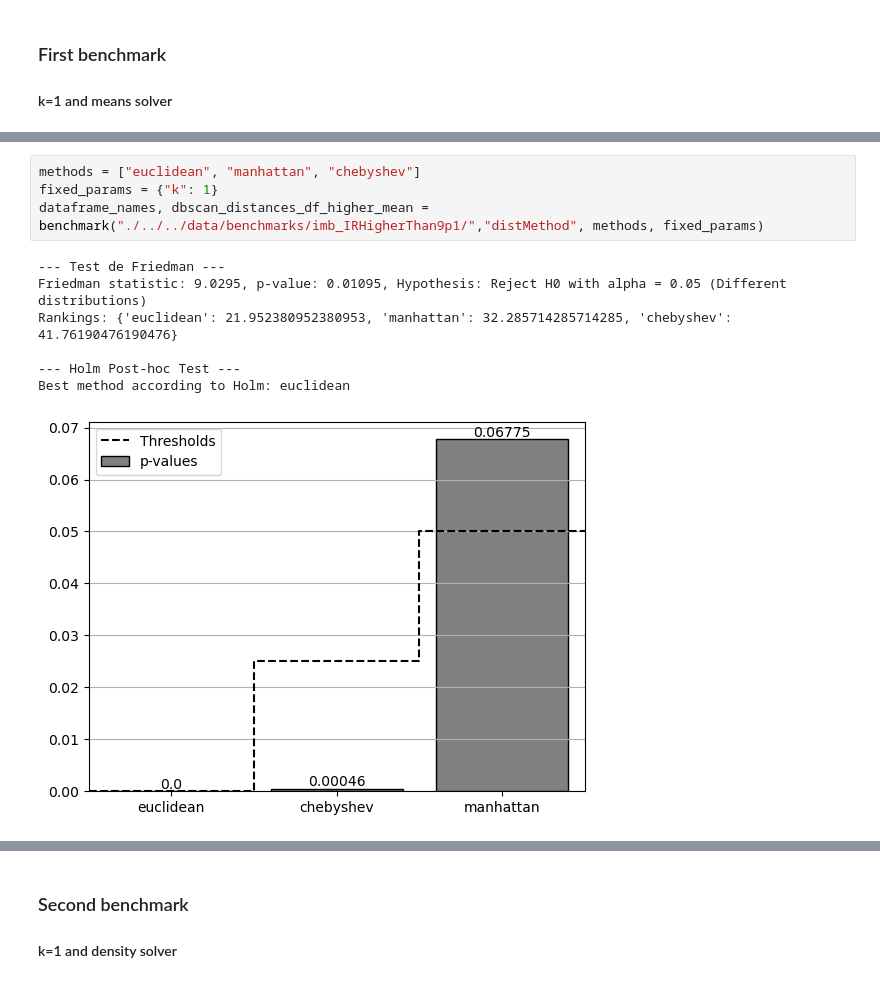
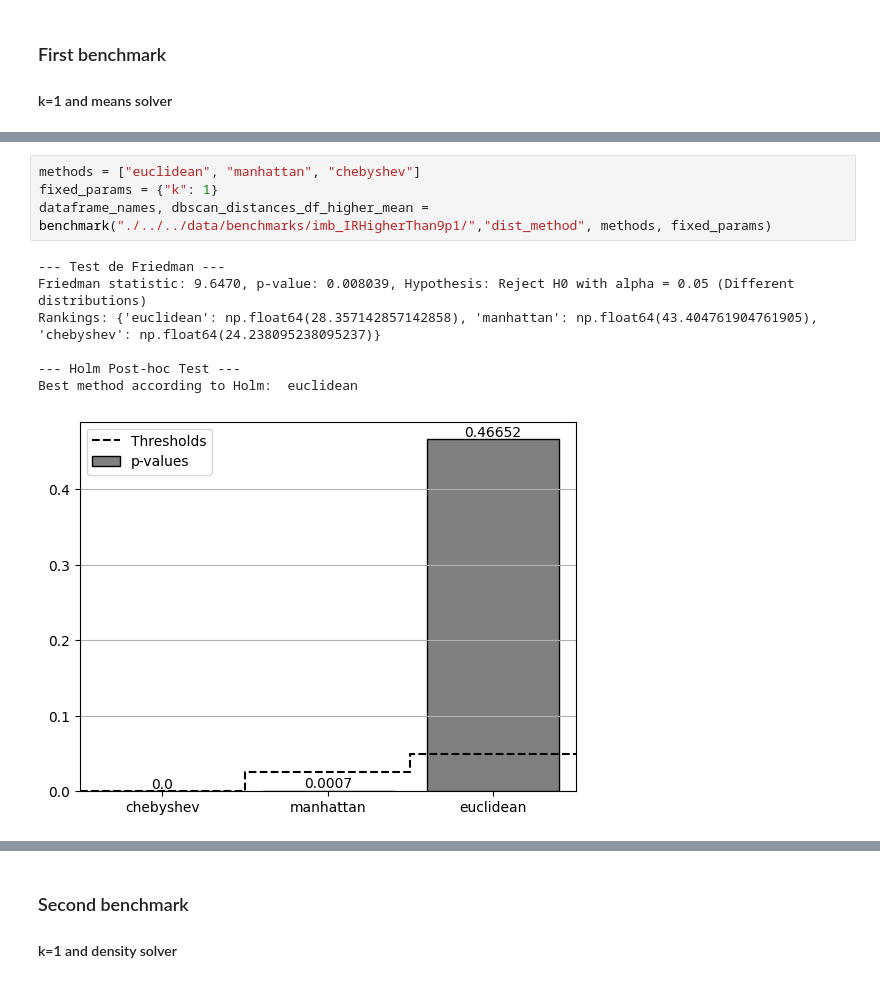
Before and after one commit to UnaiLalana/DAB-SMOTE, a Jupyter notebook: notebooks/benchmarks/StatisticalBenchmarkEvaluation.ipynb, the cells around one changed output, grey strips where cells are left out. Saved outputs shown, nothing was run; the diff lists cells and outputs as text.

```diff
--- a/notebooks/benchmarks/StatisticalBenchmarkEvaluation.ipynb
+++ b/notebooks/benchmarks/StatisticalBenchmarkEvaluation.ipynb
@@ -253,15 +253,15 @@ Max mean of F1 scores:  0.7796944052346436 Method:  euclidean
 # %%
 methods = ["euclidean", "manhattan", "chebyshev"]
 fixed_params = {"k": 1}
-dataframe_names, dbscan_distances_df_higher_mean = benchmark("./../../data/benchmarks/imb_IRHigherThan9p1/","distMethod", methods, fixed_params)
+dataframe_names, dbscan_distances_df_higher_mean = benchmark("./../../data/benchmarks/imb_IRHigherThan9p1/","dist_method", methods, fixed_params)
 # %% [output]
 --- Test de Friedman ---
-Friedman statistic: 9.0295, p-value: 0.01095, Hypothesis: Reject H0 with alpha = 0.05 (Different distributions)
-Rankings: {'euclidean': 21.952380952380953, 'manhattan': 32.285714285714285, 'chebyshev': 41.76190476190476}
+Friedman statistic: 9.6470, p-value: 0.008039, Hypothesis: Reject H0 with alpha = 0.05 (Different distributions)
+Rankings: {'euclidean': np.float64(28.357142857142858), 'manhattan': np.float64(43.404761904761905), 'chebyshev': np.float64(24.238095238095237)}
 
 --- Holm Post-hoc Test ---
-Best method according to Holm: euclidean
+Best method according to Holm:  euclidean
-[figure, old version]
+[figure, new version]
 # %%
 means = dbscan_distances_df_higher_mean.iloc[:, 1:].mean(axis=0)
 print("Max mean of F1 scores: ", means.max(), "Method: ", methods[means.argmax()])
```
Also changed, not shown: parts of 11 cells of this notebook, 3 other files.
